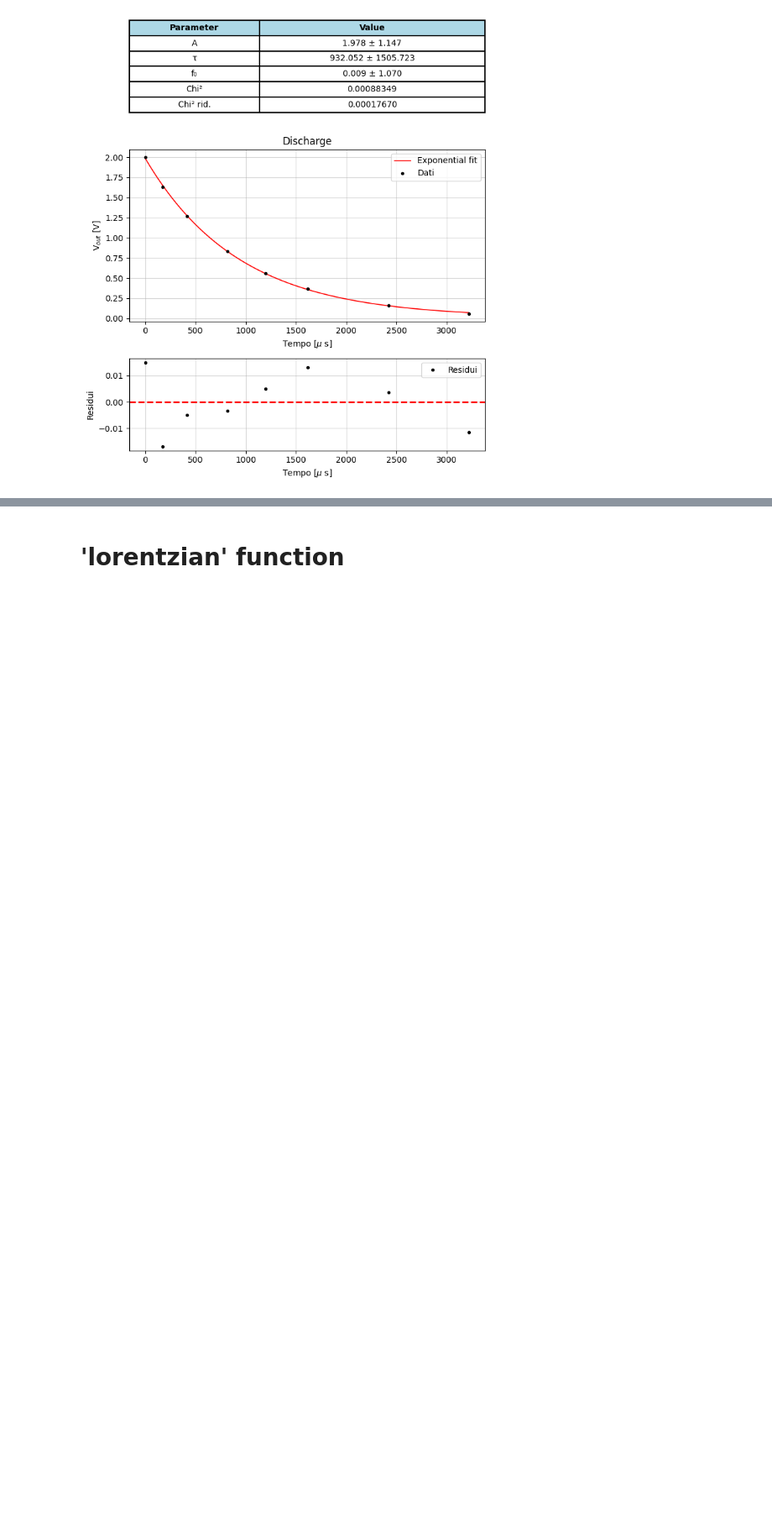
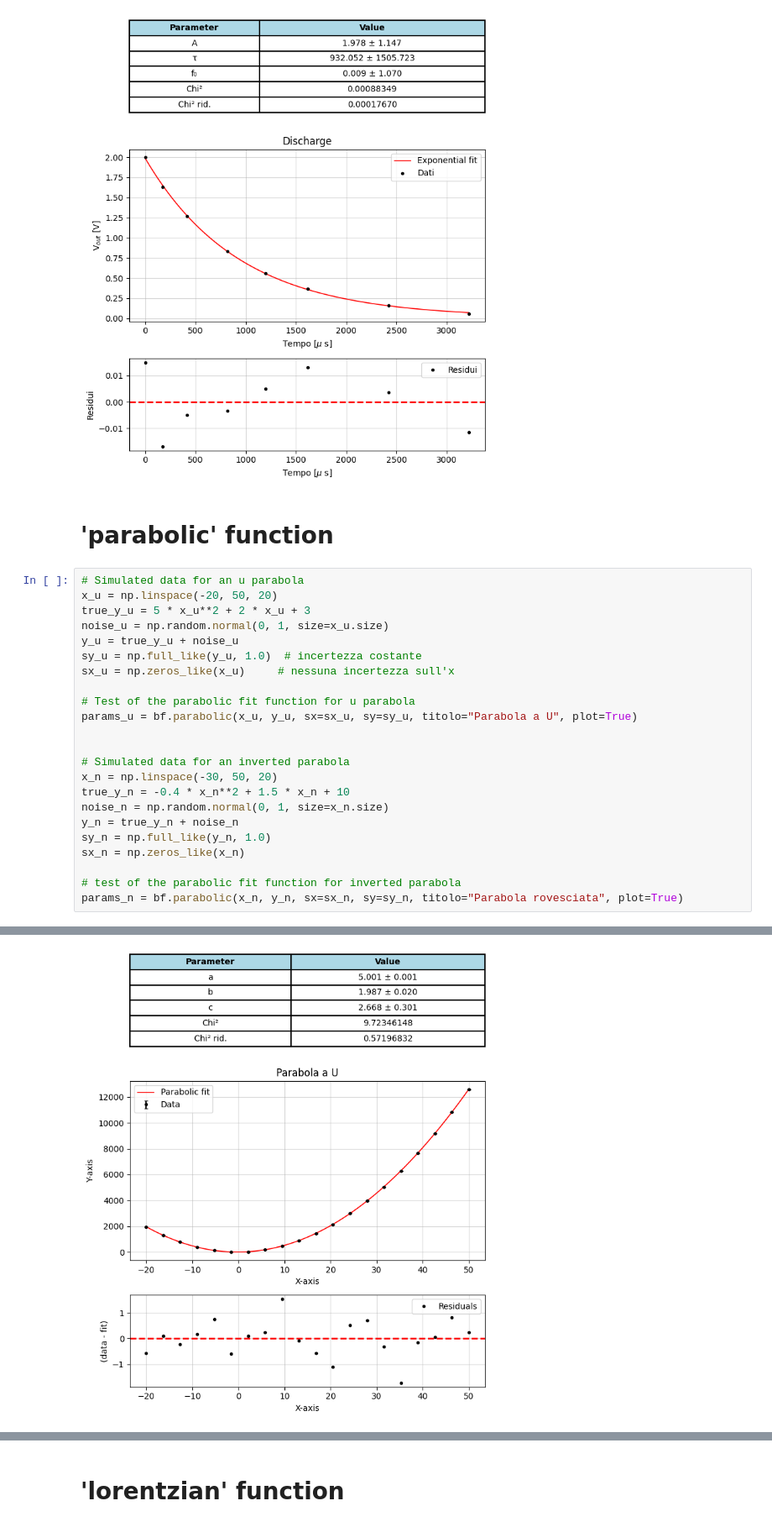
Before and after one commit to b3n3d3tt4/basics, a Jupyter notebook: bfexamples.ipynb, the cells around one changed output, grey strips where cells are left out. Shown at 84% size. Drawn from its saved outputs; the diff is of its cells as text; blank space fills up the shorter version.

```diff
--- a/bfexamples.ipynb
+++ b/bfexamples.ipynb
@@ -114,3 +114,29 @@ f0 = 0.00901793095945997 ± 1.0695749784240103
 Chi-squared = 0.0008834851009368481
 Reduced Chi-squared = 0.00017669702018736962
 [figure]
+# %% [markdown]
+# 'parabolic' function
+# %%
+# Simulated data for an u parabola
+x_u = np.linspace(-20, 50, 20)
+true_y_u = 5 * x_u**2 + 2 * x_u + 3
+noise_u = np.random.normal(0, 1, size=x_u.size)
+y_u = true_y_u + noise_u
+sy_u = np.full_like(y_u, 1.0)  # incertezza costante
+sx_u = np.zeros_like(x_u)     # nessuna incertezza sull'x
+
+# Test of the parabolic fit function for u parabola
+params_u = bf.parabolic(x_u, y_u, sx=sx_u, sy=sy_u, titolo="Parabola a U", plot=True)
+
+
+# Simulated data for an inverted parabola
+x_n = np.linspace(-30, 50, 20)
+true_y_n = -0.4 * x_n**2 + 1.5 * x_n + 10
+noise_n = np.random.normal(0, 1, size=x_n.size)
+y_n = true_y_n + noise_n
+sy_n = np.full_like(y_n, 1.0)
+sx_n = np.zeros_like(x_n)
+
+# test of the parabolic fit function for inverted parabola
+params_n = bf.parabolic(x_n, y_n, sx=sx_n, sy=sy_n, titolo="Parabola rovesciata", plot=True)
+# %% [output]
@@ -116,0 +157 @@ Reduced Chi-squared = 0.00017669702018736962
+[figure, added]
```
Also changed, not shown: parts of 6 cells of this notebook, 1 other file.
